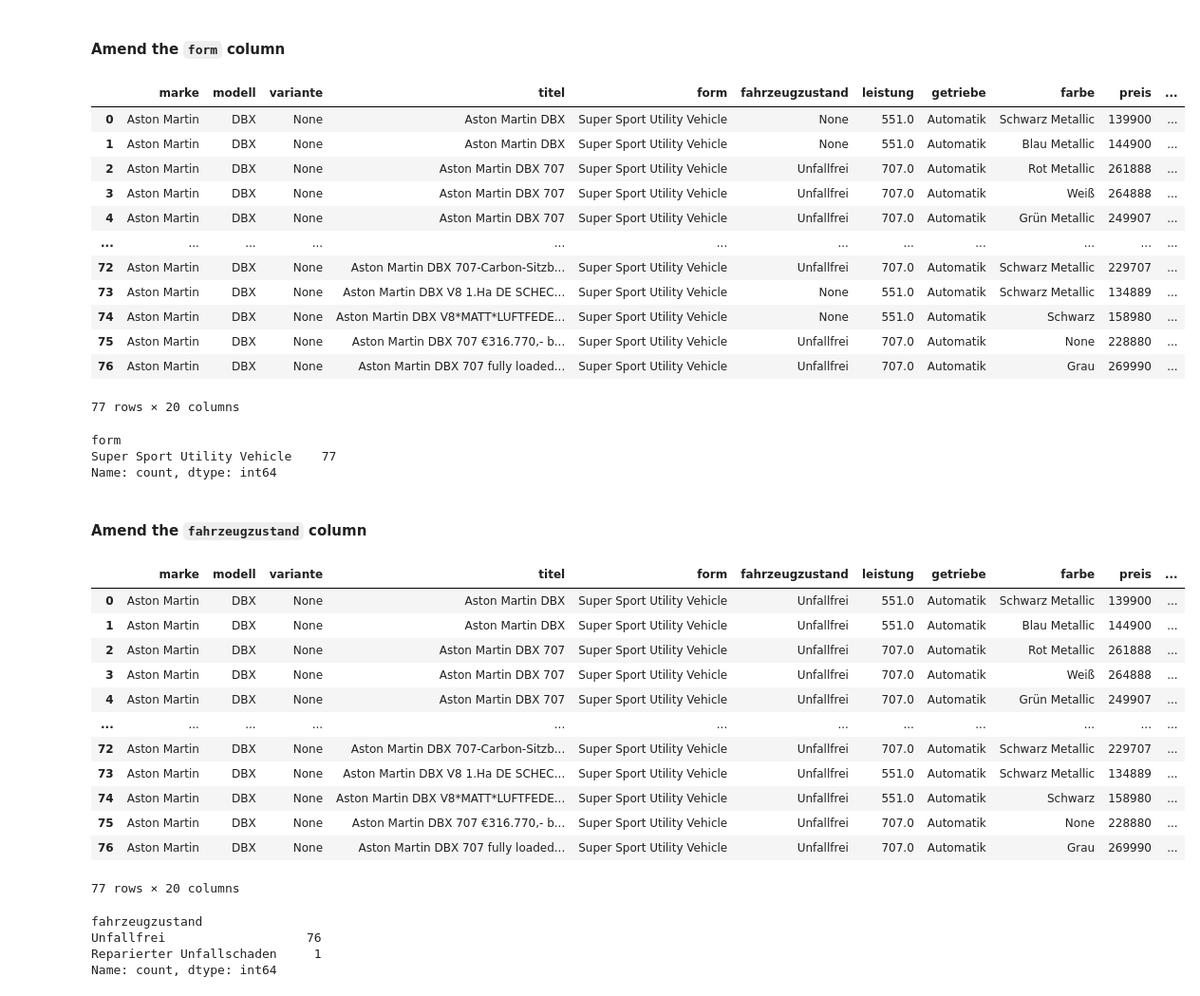
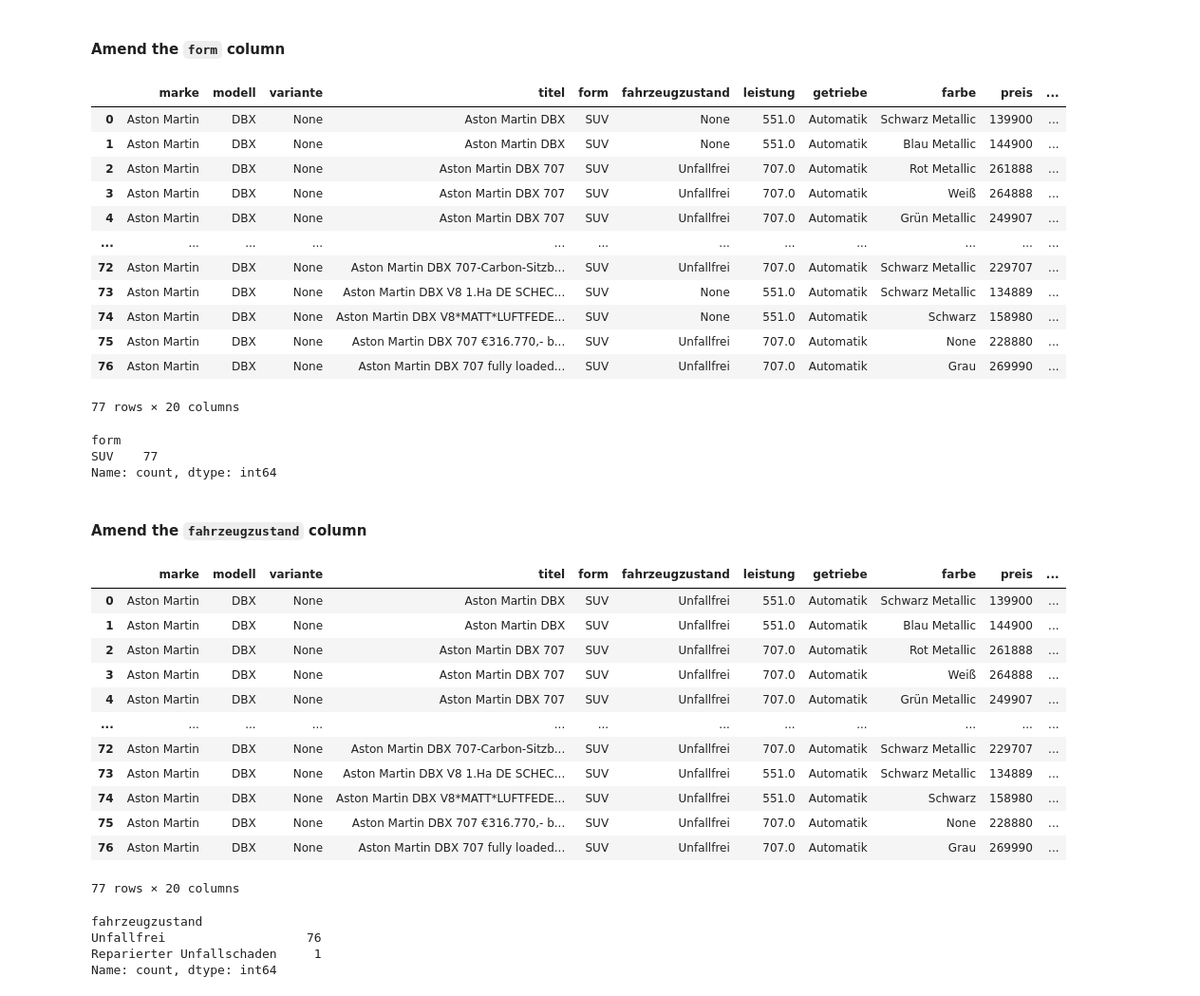
Before and after one commit to omar-elmaria/mobile_de_scraper, a Jupyter notebook: testing_notebook.ipynb, the cells around one changed output. Shown at 95% size. Saved outputs shown, nothing was run; the diff lists cells and outputs as text; code cells hidden in the pictures.

Commit message:
do some corrections for aston martin and lambo urus

```diff
--- a/testing_notebook.ipynb
+++ b/testing_notebook.ipynb
@@ -825,40 +838,40 @@ df_clean_1["fahrzeugbeschreibung_mod"] = df_clean_1["fahrzeugbeschreibung"].appl
 # %%
 # Spalte E = form = Wenn SUV/Geländewagen/Pickup, oder SUV/Geländewagen/Pickup, Jahreswagen, oder SUV/Geländewagen/Pickup, Neufahrzeug, oder SUV/Geländewagen/Pickup, Tageszulassung, oder SUV/Geländewagen/Pickup, Vorführfahrzeug, oder Andere, oder Andere, Neufahrzeug, oder Sportwagen/Coupe, oder Sportwagen/Coupe, Neufahrzeug, oder Sportwagen/Coupe, Vorführfahrzeug abgebildet wird, dann auf „SUV“ ändern!
 df_clean_2 = df_clean_1.copy()
 
 # Write a function that applies the logic above
 def amend_form_col_aston_martin_dbx(x):
     if x.lower().find("suv") != -1 or x.lower().find("geländewagen") != -1\
     or x.lower().find("pickup") != -1 or x.lower().find("andere") != -1\
     or x.lower().find("sportwagen") != -1 or x.lower().find("coup") != -1:
         return "SUV"
     else:
         return x
 
 # Apply the function amend_form_col on form using the apply method
-df_clean_2["form"] = df_clean_2["form"].apply(amend_form_col_lamborghini_urus)
+df_clean_2["form"] = df_clean_2["form"].apply(amend_form_col_aston_martin_dbx)
 
 # Display the data frame
 df_clean_2
 # %% [output]
 |  | marke | modell | variante | titel | form | fahrzeugzustand | leistung | getriebe | farbe | preis | ... |
-| 0 | Aston Martin | DBX | None | Aston Martin DBX | Super Sport Utility Vehicle | None | 551.0 | Automatik | Schwarz Metallic | 139900 | ... |
-| 1 | Aston Martin | DBX | None | Aston Martin DBX | Super Sport Utility Vehicle | None | 551.0 | Automatik | Blau Metallic | 144900 | ... |
-| 2 | Aston Martin | DBX | None | Aston Martin DBX 707 | Super Sport Utility Vehicle | Unfallfrei | 707.0 | Automatik | Rot Metallic | 261888 | ... |
-| 3 | Aston Martin | DBX | None | Aston Martin DBX 707 | Super Sport Utility Vehicle | Unfallfrei | 707.0 | Automatik | Weiß | 264888 | ... |
-| 4 | Aston Martin | DBX | None | Aston Martin DBX 707 | Super Sport Utility Vehicle | Unfallfrei | 707.0 | Automatik | Grün Metallic | 249907 | ... |
+| 0 | Aston Martin | DBX | None | Aston Martin DBX | SUV | None | 551.0 | Automatik | Schwarz Metallic | 139900 | ... |
+| 1 | Aston Martin | DBX | None | Aston Martin DBX | SUV | None | 551.0 | Automatik | Blau Metallic | 144900 | ... |
+| 2 | Aston Martin | DBX | None | Aston Martin DBX 707 | SUV | Unfallfrei | 707.0 | Automatik | Rot Metallic | 261888 | ... |
+| 3 | Aston Martin | DBX | None | Aston Martin DBX 707 | SUV | Unfallfrei | 707.0 | Automatik | Weiß | 264888 | ... |
+| 4 | Aston Martin | DBX | None | Aston Martin DBX 707 | SUV | Unfallfrei | 707.0 | Automatik | Grün Metallic | 249907 | ... |
 | ... | ... | ... | ... | ... | ... | ... | ... | ... | ... | ... | ... |
-| 72 | Aston Martin | DBX | None | Aston Martin DBX 707-Carbon-Sitzb... | Super Sport Utility Vehicle | Unfallfrei | 707.0 | Automatik | Schwarz Metallic | 229707 | ... |
-| 73 | Aston Martin | DBX | None | Aston Martin DBX V8 1.Ha DE SCHEC... | Super Sport Utility Vehicle | None | 551.0 | Automatik | Schwarz Metallic | 134889 | ... |
-| 74 | Aston Martin | DBX | None | Aston Martin DBX V8*MATT*LUFTFEDE... | Super Sport Utility Vehicle | None | 551.0 | Automatik | Schwarz | 158980 | ... |
-| 75 | Aston Martin | DBX | None | Aston Martin DBX 707 €316.770,- b... | Super Sport Utility Vehicle | Unfallfrei | 707.0 | Automatik | None | 228880 | ... |
-| 76 | Aston Martin | DBX | None | Aston Martin DBX 707 fully loaded... | Super Sport Utility Vehicle | Unfallfrei | 707.0 | Automatik | Grau | 269990 | ... |
+| 72 | Aston Martin | DBX | None | Aston Martin DBX 707-Carbon-Sitzb... | SUV | Unfallfrei | 707.0 | Automatik | Schwarz Metallic | 229707 | ... |
+| 73 | Aston Martin | DBX | None | Aston Martin DBX V8 1.Ha DE SCHEC... | SUV | None | 551.0 | Automatik | Schwarz Metallic | 134889 | ... |
+| 74 | Aston Martin | DBX | None | Aston Martin DBX V8*MATT*LUFTFEDE... | SUV | None | 551.0 | Automatik | Schwarz | 158980 | ... |
+| 75 | Aston Martin | DBX | None | Aston Martin DBX 707 €316.770,- b... | SUV | Unfallfrei | 707.0 | Automatik | None | 228880 | ... |
+| 76 | Aston Martin | DBX | None | Aston Martin DBX 707 fully loaded... | SUV | Unfallfrei | 707.0 | Automatik | Grau | 269990 | ... |
 77 rows × 20 columns
 # %%
 df_clean_2["form"].value_counts()
 # %% [output]
 form
-Super Sport Utility Vehicle    77
+SUV    77
 Name: count, dtype: int64
 # %% [markdown]
 #### Amend the `fahrzeugzustand` column
@@ -867,7 +880,7 @@ Name: count, dtype: int64
 df_clean_3 = df_clean_2.copy()
 
 def amend_fahrzeugzustand_col_aston_martin_dbx(x):
-    if x == "" or x is None:
+    if x == "" or x is None or pd.isnull(x):
         return "Unfallfrei"
     elif x.lower().find("unfallfrei") != -1:
         return "Unfallfrei"
@@ -877,17 +890,17 @@ df_clean_3["fahrzeugzustand"] = df_clean_3["fahrzeugzustand"].apply(amend_fahrze
 df_clean_3
 # %% [output]
 |  | marke | modell | variante | titel | form | fahrzeugzustand | leistung | getriebe | farbe | preis | ... |
-| 0 | Aston Martin | DBX | None | Aston Martin DBX | Super Sport Utility Vehicle | Unfallfrei | 551.0 | Automatik | Schwarz Metallic | 139900 | ... |
-| 1 | Aston Martin | DBX | None | Aston Martin DBX | Super Sport Utility Vehicle | Unfallfrei | 551.0 | Automatik | Blau Metallic | 144900 | ... |
-| 2 | Aston Martin | DBX | None | Aston Martin DBX 707 | Super Sport Utility Vehicle | Unfallfrei | 707.0 | Automatik | Rot Metallic | 261888 | ... |
-| 3 | Aston Martin | DBX | None | Aston Martin DBX 707 | Super Sport Utility Vehicle | Unfallfrei | 707.0 | Automatik | Weiß | 264888 | ... |
-| 4 | Aston Martin | DBX | None | Aston Martin DBX 707 | Super Sport Utility Vehicle | Unfallfrei | 707.0 | Automatik | Grün Metallic | 249907 | ... |
+| 0 | Aston Martin | DBX | None | Aston Martin DBX | SUV | Unfallfrei | 551.0 | Automatik | Schwarz Metallic | 139900 | ... |
+| 1 | Aston Martin | DBX | None | Aston Martin DBX | SUV | Unfallfrei | 551.0 | Automatik | Blau Metallic | 144900 | ... |
+| 2 | Aston Martin | DBX | None | Aston Martin DBX 707 | SUV | Unfallfrei | 707.0 | Automatik | Rot Metallic | 261888 | ... |
+| 3 | Aston Martin | DBX | None | Aston Martin DBX 707 | SUV | Unfallfrei | 707.0 | Automatik | Weiß | 264888 | ... |
+| 4 | Aston Martin | DBX | None | Aston Martin DBX 707 | SUV | Unfallfrei | 707.0 | Automatik | Grün Metallic | 249907 | ... |
 | ... | ... | ... | ... | ... | ... | ... | ... | ... | ... | ... | ... |
-| 72 | Aston Martin | DBX | None | Aston Martin DBX 707-Carbon-Sitzb... | Super Sport Utility Vehicle | Unfallfrei | 707.0 | Automatik | Schwarz Metallic | 229707 | ... |
-| 73 | Aston Martin | DBX | None | Aston Martin DBX V8 1.Ha DE SCHEC... | Super Sport Utility Vehicle | Unfallfrei | 551.0 | Automatik | Schwarz Metallic | 134889 | ... |
-| 74 | Aston Martin | DBX | None | Aston Martin DBX V8*MATT*LUFTFEDE... | Super Sport Utility Vehicle | Unfallfrei | 551.0 | Automatik | Schwarz | 158980 | ... |
-| 75 | Aston Martin | DBX | None | Aston Martin DBX 707 €316.770,- b... | Super Sport Utility Vehicle | Unfallfrei | 707.0 | Automatik | None | 228880 | ... |
-| 76 | Aston Martin | DBX | None | Aston Martin DBX 707 fully loaded... | Super Sport Utility Vehicle | Unfallfrei | 707.0 | Automatik | Grau | 269990 | ... |
+| 72 | Aston Martin | DBX | None | Aston Martin DBX 707-Carbon-Sitzb... | SUV | Unfallfrei | 707.0 | Automatik | Schwarz Metallic | 229707 | ... |
+| 73 | Aston Martin | DBX | None | Aston Martin DBX V8 1.Ha DE SCHEC... | SUV | Unfallfrei | 551.0 | Automatik | Schwarz Metallic | 134889 | ... |
+| 74 | Aston Martin | DBX | None | Aston Martin DBX V8*MATT*LUFTFEDE... | SUV | Unfallfrei | 551.0 | Automatik | Schwarz | 158980 | ... |
+| 75 | Aston Martin | DBX | None | Aston Martin DBX 707 €316.770,- b... | SUV | Unfallfrei | 707.0 | Automatik | None | 228880 | ... |
+| 76 | Aston Martin | DBX | None | Aston Martin DBX 707 fully loaded... | SUV | Unfallfrei | 707.0 | Automatik | Grau | 269990 | ... |
 77 rows × 20 columns
 # %%
 df_clean_3["fahrzeugzustand"].value_counts()
```
Also changed, not shown: parts of 16 cells of this notebook.
